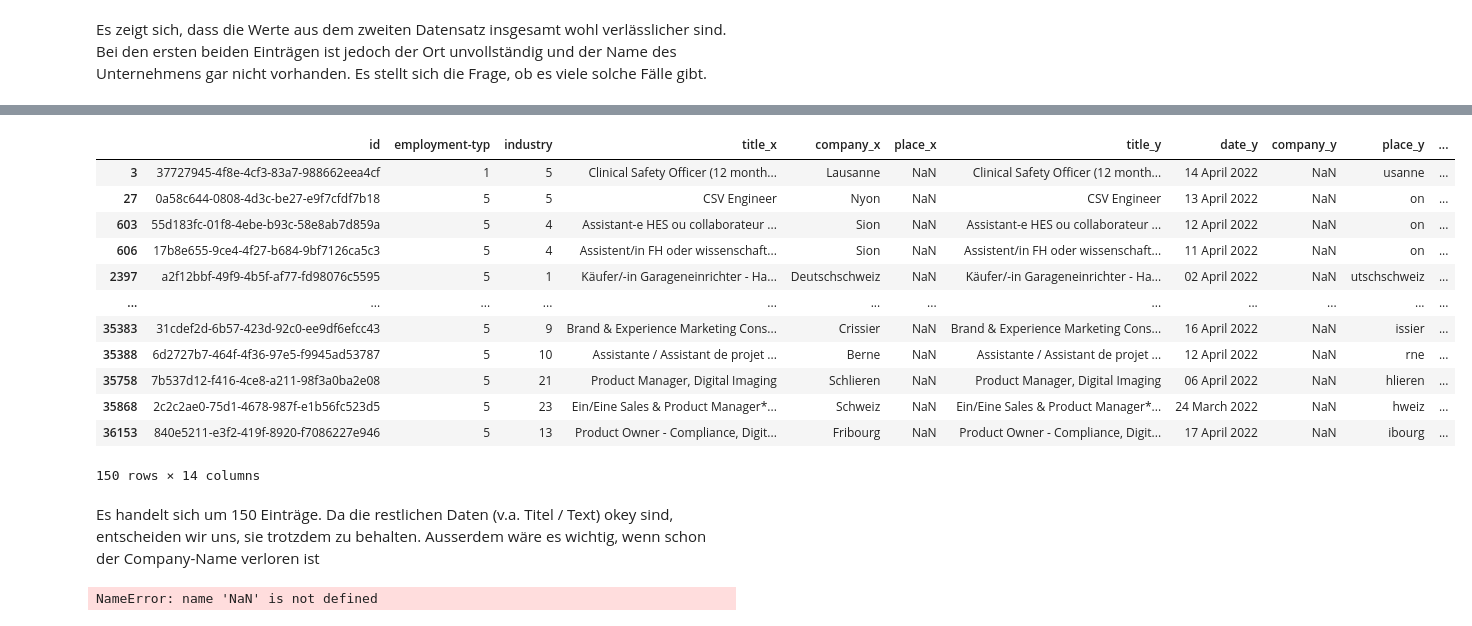
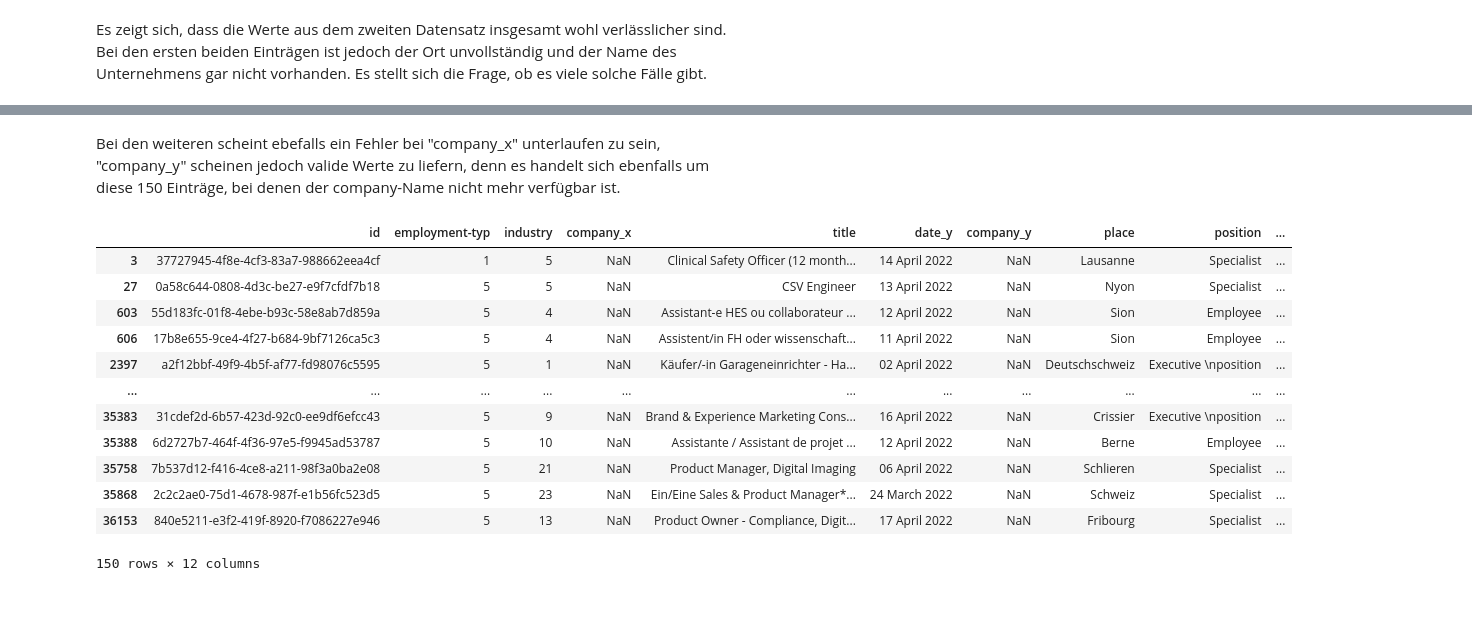
Before and after one commit to isabelvonah/skills, a Jupyter notebook: 03_analysis/04_combine_clean_datasets.ipynb, the cells around one changed output, grey strips where cells are left out. Drawn from its saved outputs; the diff is of its cells as text; code cells hidden in the pictures.

```diff
--- a/03_analysis/04_combine_clean_datasets.ipynb
+++ b/03_analysis/04_combine_clean_datasets.ipynb
@@ -86,0 +122,3 @@ Es zeigt sich, dass die Werte aus dem zweiten Datensatz insgesamt wohl verlässl
+# %%
+merged.loc[error_rows, ["place_y"]] = merged.apply(lambda x: x['company_x'], axis=1)
+merged.loc[error_rows, ["company_x","place_y"]]
@@ -86,0 +141,4 @@ Es zeigt sich, dass die Werte aus dem zweiten Datensatz insgesamt wohl verlässl
+# %%
+import numpy as np
+merged.loc[error_rows, ["company_x"]] = np.NaN
+merged.loc[error_rows, ["company_x","place_y"]]
@@ -86,0 +182,4 @@ Es zeigt sich, dass die Werte aus dem zweiten Datensatz insgesamt wohl verlässl
+# %%
+merged.drop(labels=["place_x"], axis="columns", inplace=True)
+merged.rename(columns = {"place_y": "place"}, inplace=True)
+merged
@@ -86,0 +220,4 @@ Es zeigt sich, dass die Werte aus dem zweiten Datensatz insgesamt wohl verlässl
+# %%
+merged.drop(labels=["title_x"], axis="columns", inplace=True)
+merged.rename(columns = {"title_y": "title"}, inplace=True)
+merged
@@ -87,22 +272,18 @@ Es zeigt sich, dass die Werte aus dem zweiten Datensatz insgesamt wohl verlässl
+# %% [markdown]
+Bei den weiteren scheint ebefalls ein Fehler bei "company_x" unterlaufen zu sein, "company_y" scheinen jedoch valide Werte zu liefern, denn es handelt sich ebenfalls um diese 150 Einträge, bei denen der company-Name nicht mehr verfügbar ist.
 # %%
-merged[merged["place_x"].isna() & merged["company_y"].isna()]
+merged[merged["company_y"].isna()]
 # %% [output]
-|  | id | employment-typ | industry | title_x | company_x | place_x | title_y | date_y | company_y | place_y | ... |
-| 3 | 37727945-4f8e-4cf3-83a7-988662eea4cf | 1 | 5 | Clinical Safety Officer (12 month... | Lausanne | NaN | Clinical Safety Officer (12 month... | 14 April 2022 | NaN | usanne | ... |
-| 27 | 0a58c644-0808-4d3c-be27-e9f7cfdf7b18 | 5 | 5 | CSV Engineer | Nyon | NaN | CSV Engineer | 13 April 2022 | NaN | on | ... |
-| 603 | 55d183fc-01f8-4ebe-b93c-58e8ab7d859a | 5 | 4 | Assistant-e HES ou collaborateur ... | Sion | NaN | Assistant-e HES ou collaborateur ... | 12 April 2022 | NaN | on | ... |
-| 606 | 17b8e655-9ce4-4f27-b684-9bf7126ca5c3 | 5 | 4 | Assistent/in FH oder wissenschaft... | Sion | NaN | Assistent/in FH oder wissenschaft... | 11 April 2022 | NaN | on | ... |
-| 2397 | a2f12bbf-49f9-4b5f-af77-fd98076c5595 | 5 | 1 | Käufer/-in Garageneinrichter - Ha... | Deutschschweiz | NaN | Käufer/-in Garageneinrichter - Ha... | 02 April 2022 | NaN | utschschweiz | ... |
-| ... | ... | ... | ... | ... | ... | ... | ... | ... | ... | ... | ... |
-| 35383 | 31cdef2d-6b57-423d-92c0-ee9df6efcc43 | 5 | 9 | Brand & Experience Marketing Cons... | Crissier | NaN | Brand & Experience Marketing Cons... | 16 April 2022 | NaN | issier | ... |
-| 35388 | 6d2727b7-464f-4f36-97e5-f9945ad53787 | 5 | 10 | Assistante / Assistant de projet ... | Berne | NaN | Assistante / Assistant de projet ... | 12 April 2022 | NaN | rne | ... |
-| 35758 | 7b537d12-f416-4ce8-a211-98f3a0ba2e08 | 5 | 21 | Product Manager, Digital Imaging | Schlieren | NaN | Product Manager, Digital Imaging | 06 April 2022 | NaN | hlieren | ... |
-| 35868 | 2c2c2ae0-75d1-4678-987f-e1b56fc523d5 | 5 | 23 | Ein/Eine Sales & Product Manager*... | Schweiz | NaN | Ein/Eine Sales & Product Manager*... | 24 March 2022 | NaN | hweiz | ... |
-| 36153 | 840e5211-e3f2-419f-8920-f7086227e946 | 5 | 13 | Product Owner - Compliance, Digit... | Fribourg | NaN | Product Owner - Compliance, Digit... | 17 April 2022 | NaN | ibourg | ... |
+|  | id | employment-typ | industry | company_x | title | date_y | company_y | place | position | ... |
+| 3 | 37727945-4f8e-4cf3-83a7-988662eea4cf | 1 | 5 | NaN | Clinical Safety Officer (12 month... | 14 April 2022 | NaN | Lausanne | Specialist | ... |
+| 27 | 0a58c644-0808-4d3c-be27-e9f7cfdf7b18 | 5 | 5 | NaN | CSV Engineer | 13 April 2022 | NaN | Nyon | Specialist | ... |
+| 603 | 55d183fc-01f8-4ebe-b93c-58e8ab7d859a | 5 | 4 | NaN | Assistant-e HES ou collaborateur ... | 12 April 2022 | NaN | Sion | Employee | ... |
+| 606 | 17b8e655-9ce4-4f27-b684-9bf7126ca5c3 | 5 | 4 | NaN | Assistent/in FH oder wissenschaft... | 11 April 2022 | NaN | Sion | Employee | ... |
+| 2397 | a2f12bbf-49f9-4b5f-af77-fd98076c5595 | 5 | 1 | NaN | Käufer/-in Garageneinrichter - Ha... | 02 April 2022 | NaN | Deutschschweiz | Executive \npo­si­tion | ... |
+| ... | ... | ... | ... | ... | ... | ... | ... | ... | ... | ... |
+| 35383 | 31cdef2d-6b57-423d-92c0-ee9df6efcc43 | 5 | 9 | NaN | Brand & Experience Marketing Cons... | 16 April 2022 | NaN | Crissier | Executive \npo­si­tion | ... |
+| 35388 | 6d2727b7-464f-4f36-97e5-f9945ad53787 | 5 | 10 | NaN | Assistante / Assistant de projet ... | 12 April 2022 | NaN | Berne | Employee | ... |
+| 35758 | 7b537d12-f416-4ce8-a211-98f3a0ba2e08 | 5 | 21 | NaN | Product Manager, Digital Imaging | 06 April 2022 | NaN | Schlieren | Specialist | ... |
+| 35868 | 2c2c2ae0-75d1-4678-987f-e1b56fc523d5 | 5 | 23 | NaN | Ein/Eine Sales & Product Manager*... | 24 March 2022 | NaN | Schweiz | Specialist | ... |
+| 36153 | 840e5211-e3f2-419f-8920-f7086227e946 | 5 | 13 | NaN | Product Owner - Compliance, Digit... | 17 April 2022 | NaN | Fribourg | Specialist | ... |
-150 rows × 14 columns
+150 rows × 12 columns
-# %% [markdown]
-Es handelt sich um 150 Einträge. Da die restlichen Daten (v.a. Titel / Text) okey sind, entscheiden wir uns, sie trotzdem zu behalten. Ausserdem wäre es wichtig, wenn schon der Company-Name verloren ist
-# %%
-merged[merged["place_x"].isna() & merged["company_y"].isna()].loc['place_y'] = merged
-# %% [output]
-NameError: name 'NaN' is not defined
```
Also changed, not shown: parts of 25 cells of this notebook.
